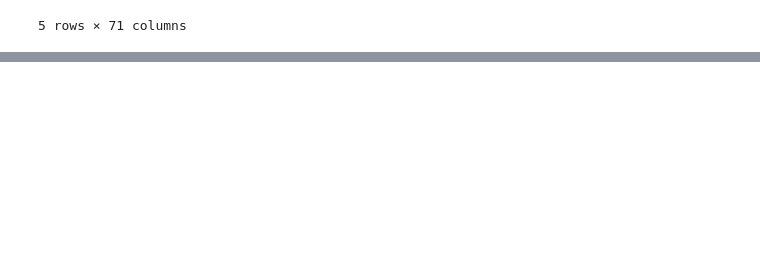
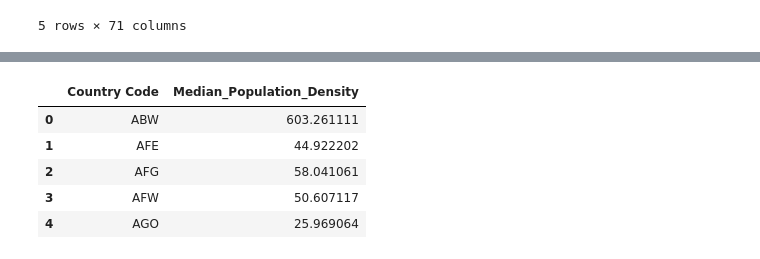
Before and after one commit to ZacharyMalonjao/Capstone2-A3101-Group2-SY26-27, a Jupyter notebook: ipynb_notebooks/malaria.ipynb, the cells around one changed output, grey strips where cells are left out. Drawn from its saved outputs; the diff is of its cells as text; code cells hidden in the pictures; blank space fills up the shorter version.

```diff
--- a/ipynb_notebooks/malaria.ipynb
+++ b/ipynb_notebooks/malaria.ipynb
@@ -355,6 +359,6 @@ density_df.head()
 | 4 | Angola | AGO | Population density (people per sq... | EN.POP.DNST | NaN | 4.252493 | 4.294786 | 4.338109 | ... |
 5 rows × 71 columns
 # %%
-df_final['Country_Code'] = df_final['Country_Code'].str.strip().str.upper()
-gdp_df['Country Code'] = gdp_df['Country Code'].str.strip().str.upper()
+
+density_df['Country Code'] = density_df['Country Code'].str.strip().str.upper()
 #test
@@ -360,0 +446,11 @@ gdp_df['Country Code'] = gdp_df['Country Code'].str.strip().str.upper()
+# %%
+density_df['Median_Population_Density'] = density_df[year_cols].median(axis=1)
+density_df = density_df[['Country Code', 'Median_Population_Density']]
+density_df.head()
+# %% [output]
+|  | Country Code | Median_Population_Density |
+| 0 | ABW | 603.261111 |
+| 1 | AFE | 44.922202 |
+| 2 | AFG | 58.041061 |
+| 3 | AFW | 50.607117 |
+| 4 | AGO | 25.969064 |
```
Also changed, not shown: parts of 27 cells of this notebook.
